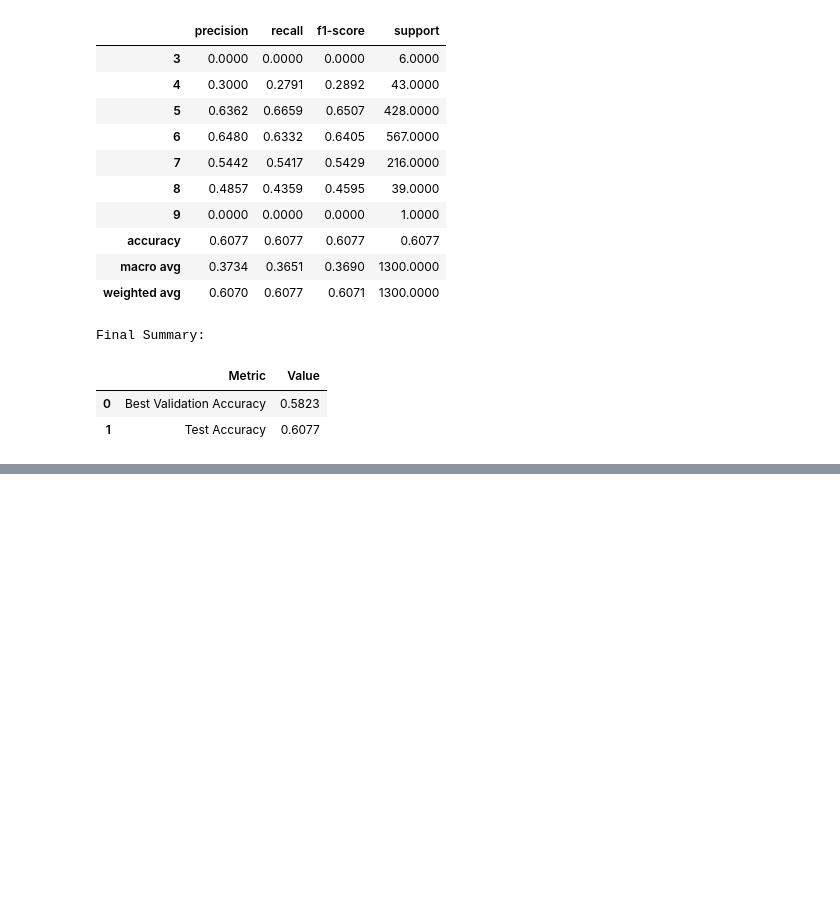
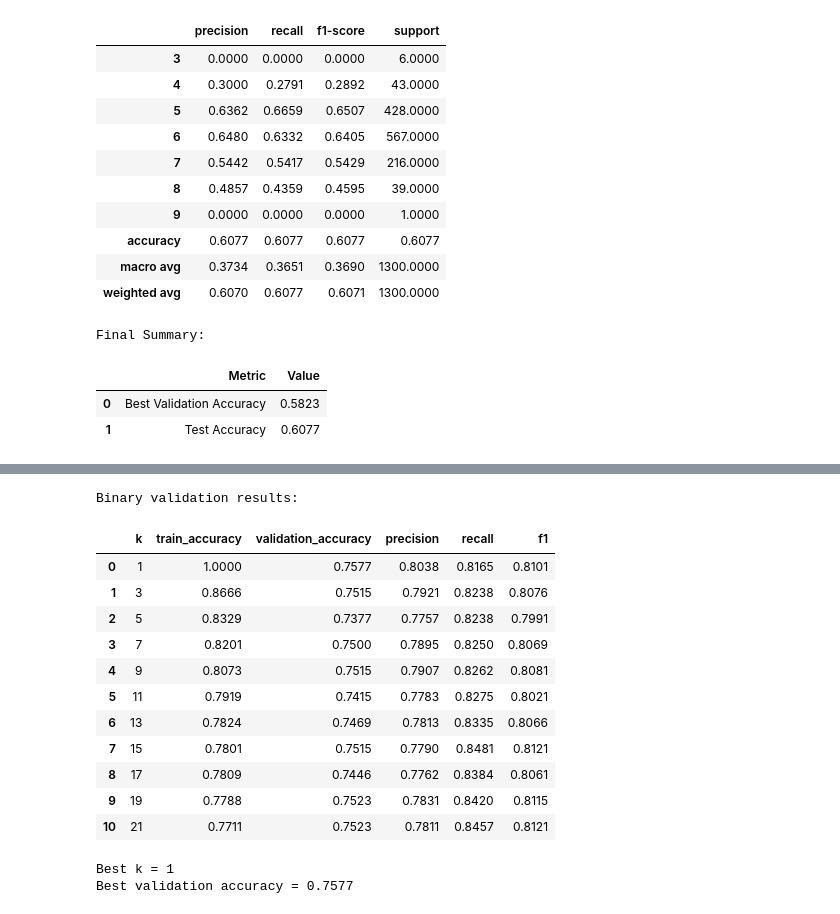
Before and after one commit to jiangyue-amber/CS178_Project, a Jupyter notebook: kNN.ipynb, the cells around one changed output, grey strips where cells are left out. Saved outputs shown, nothing was run; the diff lists cells and outputs as text; code cells hidden in the pictures; blank space fills up the shorter version.

```diff
--- a/kNN.ipynb
+++ b/kNN.ipynb
@@ -251,0 +318,59 @@ Final Summary:
+# %%
+k_values = [1, 3, 5, 7, 9, 11, 13, 15, 17, 19, 21]
+
+results_binary = []
+
+best_k_binary = None
+best_val_acc_binary = -1
+best_model_binary = None
+
+for k in k_values:
+    knn = KNeighborsClassifier(n_neighbors=k)
+    knn.fit(X_train_scaled_b, y_train_b)
+
+    y_train_pred_b = knn.predict(X_train_scaled_b)
+    y_val_pred_b = knn.predict(X_val_scaled_b)
+
+    train_acc_b = accuracy_score(y_train_b, y_train_pred_b)
+    val_acc_b = accuracy_score(y_val_b, y_val_pred_b)
+    precision_b = precision_score(y_val_b, y_val_pred_b, zero_division=0)
+    recall_b = recall_score(y_val_b, y_val_pred_b, zero_division=0)
+    f1_b = f1_score(y_val_b, y_val_pred_b, zero_division=0)
+
+    results_binary.append({
+        "k": k,
+        "train_accuracy": train_acc_b,
+        "validation_accuracy": val_acc_b,
+        "precision": precision_b,
+        "recall": recall_b,
+        "f1": f1_b
+    })
+
+    if val_acc_b > best_val_acc_binary:
+        best_val_acc_binary = val_acc_b
+        best_k_binary = k
+        best_model_binary = knn
+# %%
+results_binary_df = pd.DataFrame(results_binary)
+
+print("\nBinary validation results:")
+display(results_binary_df.round(4))
+
+print("\nBest k =", best_k_binary)
+print("Best validation accuracy =", round(best_val_acc_binary, 4))
+# %% [output]
+Binary validation results:
+|  | k | train_accuracy | validation_accuracy | precision | recall | f1 |
+| 0 | 1 | 1.0000 | 0.7577 | 0.8038 | 0.8165 | 0.8101 |
+| 1 | 3 | 0.8666 | 0.7515 | 0.7921 | 0.8238 | 0.8076 |
+| 2 | 5 | 0.8329 | 0.7377 | 0.7757 | 0.8238 | 0.7991 |
+| 3 | 7 | 0.8201 | 0.7500 | 0.7895 | 0.8250 | 0.8069 |
+| 4 | 9 | 0.8073 | 0.7515 | 0.7907 | 0.8262 | 0.8081 |
+| 5 | 11 | 0.7919 | 0.7415 | 0.7783 | 0.8275 | 0.8021 |
+| 6 | 13 | 0.7824 | 0.7469 | 0.7813 | 0.8335 | 0.8066 |
+| 7 | 15 | 0.7801 | 0.7515 | 0.7790 | 0.8481 | 0.8121 |
+| 8 | 17 | 0.7809 | 0.7446 | 0.7762 | 0.8384 | 0.8061 |
+| 9 | 19 | 0.7788 | 0.7523 | 0.7831 | 0.8420 | 0.8115 |
+| 10 | 21 | 0.7711 | 0.7523 | 0.7811 | 0.8457 | 0.8121 |
+Best k = 1
+Best validation accuracy = 0.7577
```
Also changed, not shown: parts of 9 cells of this notebook.
